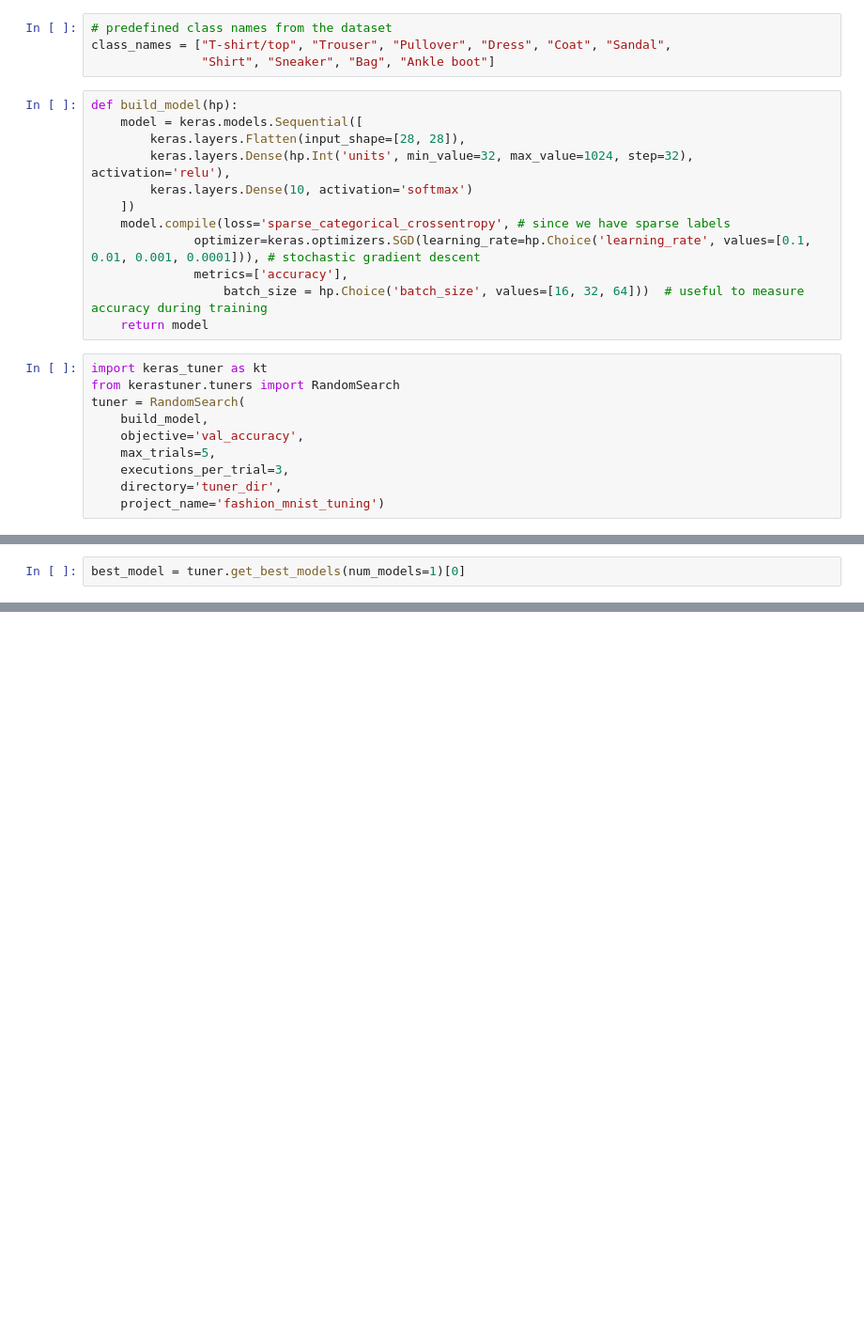
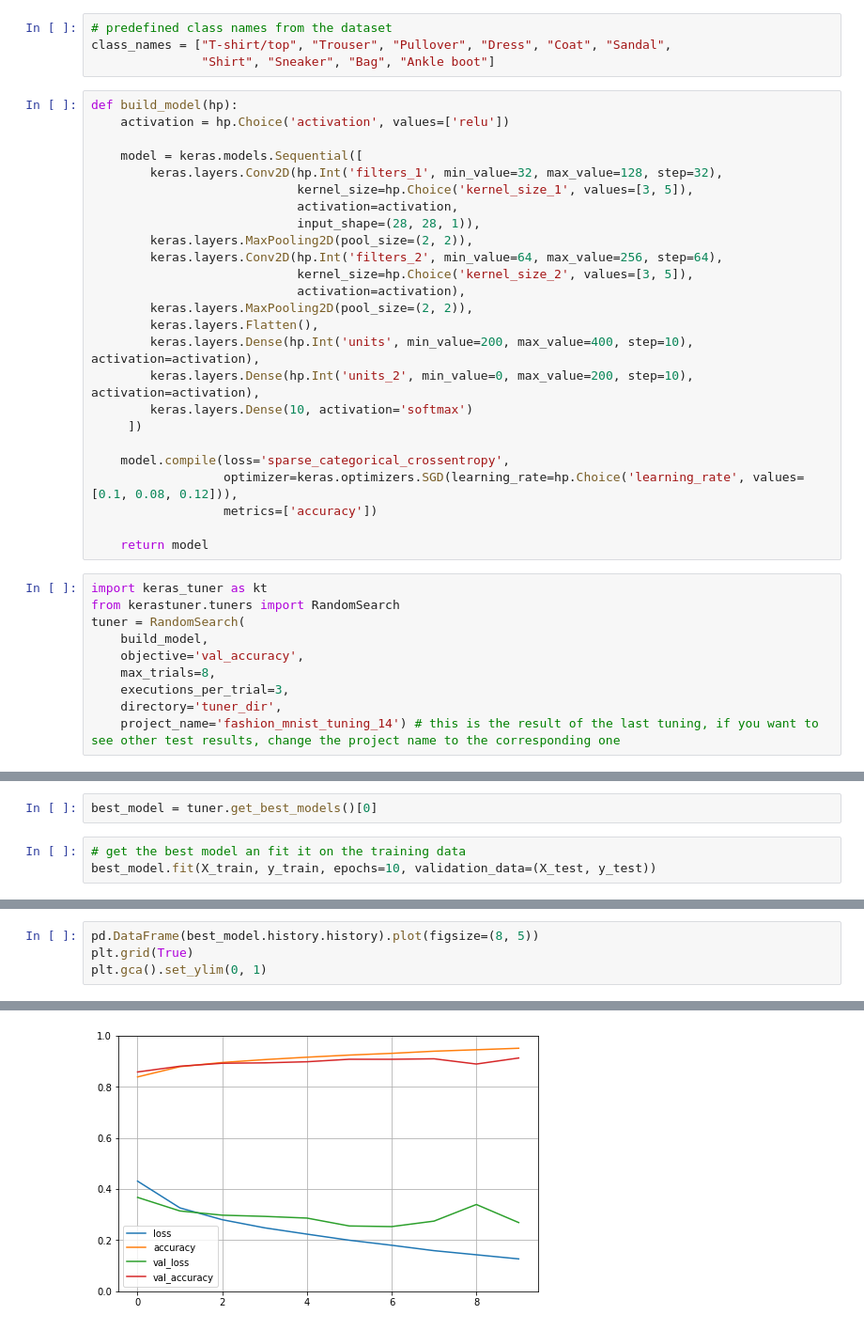
Before and after one commit to djolodjolo23/machine_learning_a3, a Jupyter notebook: Exercise5.ipynb, the cells around one changed output, grey strips where cells are left out. Shown at 94% size. Saved outputs shown, nothing was run; the diff lists cells and outputs as text; blank space fills up the shorter version.

```diff
--- a/Exercise5.ipynb
+++ b/Exercise5.ipynb
@@ -39,15 +39,28 @@ class_names = ["T-shirt/top", "Trouser", "Pullover", "Dress", "Coat", "Sandal",
                "Shirt", "Sneaker", "Bag", "Ankle boot"]
 # %%
 def build_model(hp):
+    activation = hp.Choice('activation', values=['relu'])
+
     model = keras.models.Sequential([
-        keras.layers.Flatten(input_shape=[28, 28]),
-        keras.layers.Dense(hp.Int('units', min_value=32, max_value=1024, step=32), activation='relu'),
+        keras.layers.Conv2D(hp.Int('filters_1', min_value=32, max_value=128, step=32),
+                            kernel_size=hp.Choice('kernel_size_1', values=[3, 5]),
+                            activation=activation,
+                            input_shape=(28, 28, 1)),
+        keras.layers.MaxPooling2D(pool_size=(2, 2)),
+        keras.layers.Conv2D(hp.Int('filters_2', min_value=64, max_value=256, step=64),
+                            kernel_size=hp.Choice('kernel_size_2', values=[3, 5]),
+                            activation=activation),
+        keras.layers.MaxPooling2D(pool_size=(2, 2)),
+        keras.layers.Flatten(),
+        keras.layers.Dense(hp.Int('units', min_value=200, max_value=400, step=10), activation=activation),
+        keras.layers.Dense(hp.Int('units_2', min_value=0, max_value=200, step=10), activation=activation),
         keras.layers.Dense(10, activation='softmax')
-    ])
-    model.compile(loss='sparse_categorical_crossentropy', # since we have sparse labels
-              optimizer=keras.optimizers.SGD(learning_rate=hp.Choice('learning_rate', values=[0.1, 0.01, 0.001, 0.0001])), # stochastic gradient descent
-              metrics=['accuracy'],
-                  batch_size = hp.Choice('batch_size', values=[16, 32, 64]))  # useful to measure accuracy during training
+     ])
+
+    model.compile(loss='sparse_categorical_crossentropy',
+                  optimizer=keras.optimizers.SGD(learning_rate=hp.Choice('learning_rate', values=[0.1, 0.08, 0.12])),
+                  metrics=['accuracy'])
+
     return model
 # %%
 import keras_tuner as kt
@@ -55,8 +68,8 @@ from kerastuner.tuners import RandomSearch
 tuner = RandomSearch(
     build_model,
     objective='val_accuracy',
-    max_trials=5,
+    max_trials=8,
     executions_per_trial=3,
     directory='tuner_dir',
-    project_name='fashion_mnist_tuning')
+    project_name='fashion_mnist_tuning_14') # this is the result of the last tuning, if you want to see other test results, change the project name to the corresponding one
 # %% [output]
@@ -99,2 +160,5 @@ tuner.reload()
 # %%
-best_model = tuner.get_best_models(num_models=1)[0]
+best_model = tuner.get_best_models()[0]
+# %%
+# get the best model an fit it on the training data
+best_model.fit(X_train, y_train, epochs=10, validation_data=(X_test, y_test))
@@ -100,0 +187,5 @@ best_model = tuner.get_best_models(num_models=1)[0]
+# %%
+pd.DataFrame(best_model.history.history).plot(figsize=(8, 5))
+plt.grid(True)
+plt.gca().set_ylim(0, 1)
+# %% [output]
@@ -100,0 +193 @@ best_model = tuner.get_best_models(num_models=1)[0]
+[figure, added]
```
Also changed, not shown: parts of 15 cells of this notebook, 2 other files.
